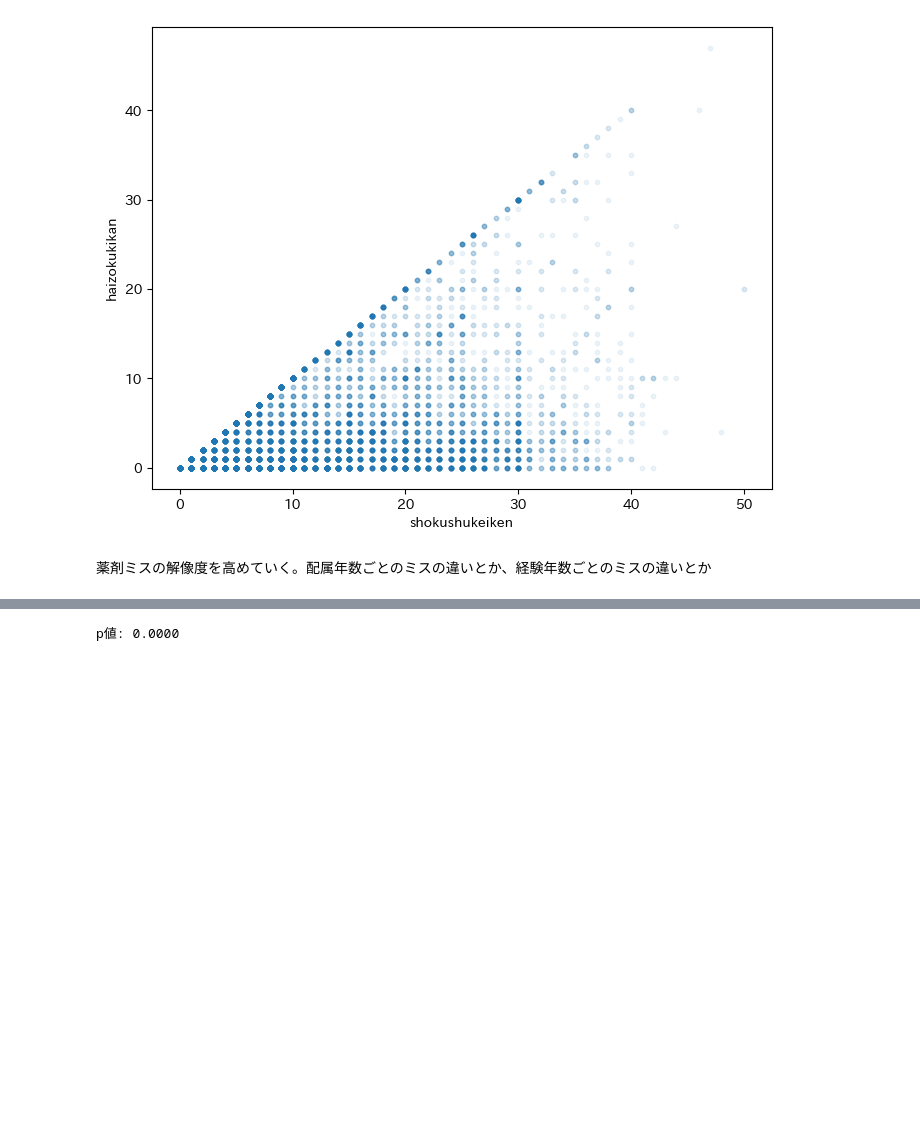
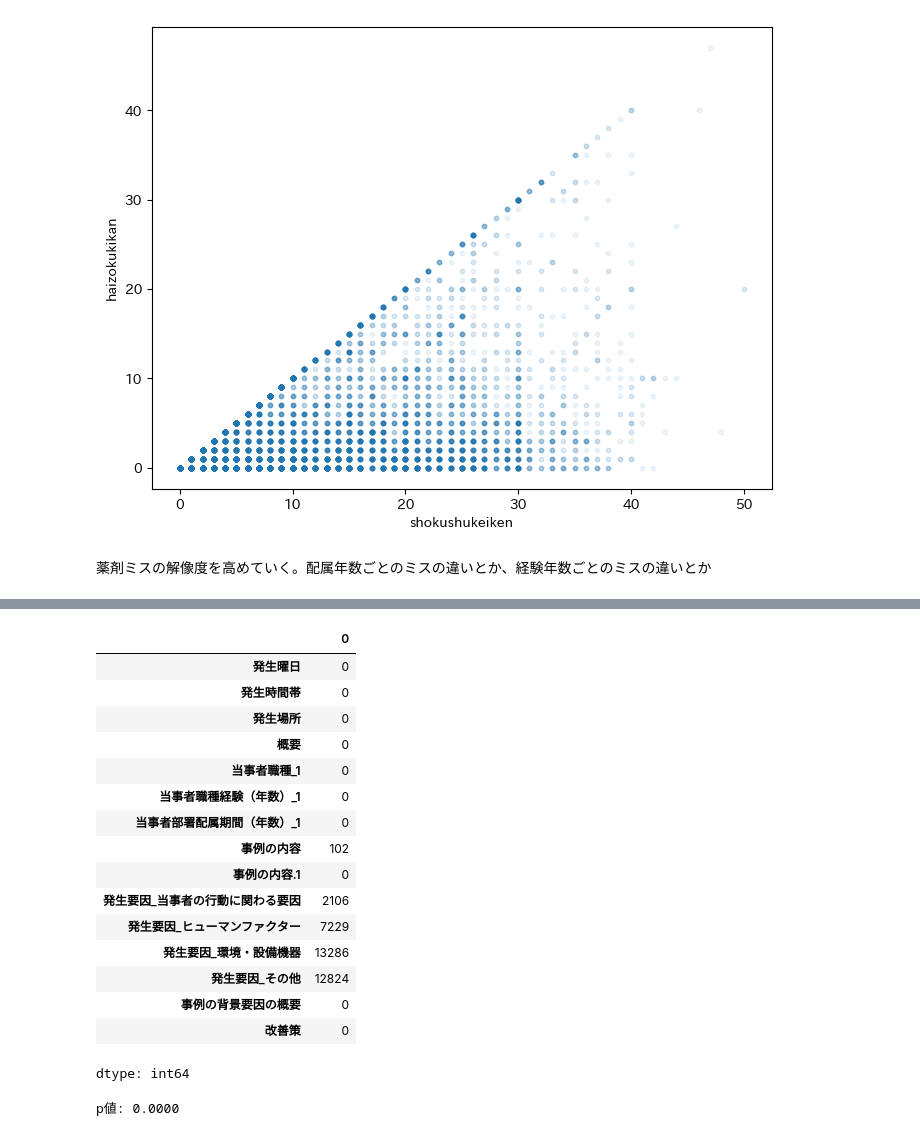
Before and after one commit to maizoh/Project_Shinshu, a Jupyter notebook: Project_Shinshu_2.ipynb, the cells around one changed output, grey strips where cells are left out. Cells and saved outputs as stored; diff of their text form; code cells hidden in the pictures; blank space fills up the shorter version.

```diff
--- a/Project_Shinshu_2.ipynb
+++ b/Project_Shinshu_2.ipynb
@@ -87,3 +87,23 @@ Requirement already satisfied: six>=1.5 in /usr/local/lib/python3.12/dist-packag
+# %%
+df_merged.isna().sum()
+# %% [output]
+|  | 0 |
+| 発生曜日 | 0 |
+| 発生時間帯 | 0 |
+| 発生場所 | 0 |
+| 概要 | 0 |
+| 当事者職種_1 | 0 |
+| 当事者職種経験（年数）_1 | 0 |
+| 当事者部署配属期間（年数）_1 | 0 |
+| 事例の内容 | 102 |
+| 事例の内容.1 | 0 |
+| 発生要因_当事者の行動に関わる要因 | 2106 |
+| 発生要因_ヒューマンファクター | 7229 |
+| 発生要因_環境・設備機器 | 13286 |
+| 発生要因_その他 | 12824 |
+| 事例の背景要因の概要 | 0 |
+| 改善策 | 0 |
+dtype: int64
 # %%
 df_kai=df_merged.loc[:,["当事者職種経験（年数）_1","発生要因_ヒューマンファクター","発生要因_当事者の行動に関わる要因","発生要因_環境・設備機器","発生要因_その他","発生場所","当事者部署配属期間（年数）_1","概要"]]
 
```
Also changed, not shown: parts of 10 cells of this notebook.
